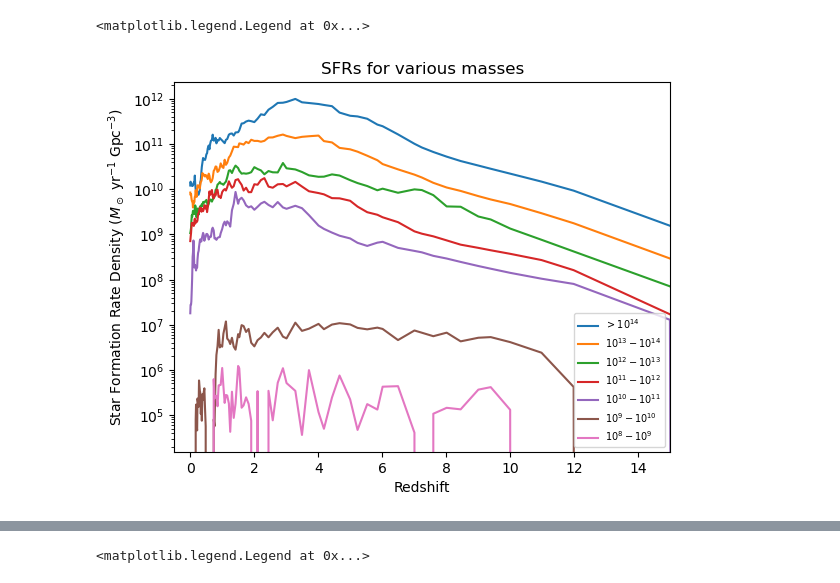
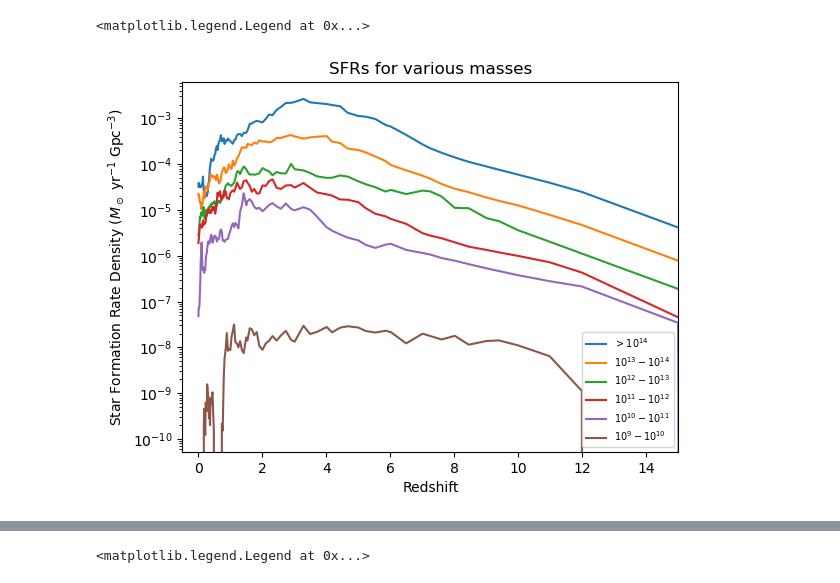
Before and after one commit to NicholaCharlton/Y4_Project, a Jupyter notebook: Nichola/Galaxy Evolution/Mass Dependent SFR Galaxy Evolution.ipynb, the cells around one changed output, grey strips where cells are left out. Saved outputs shown, nothing was run; the diff lists cells and outputs as text; code cells hidden in the pictures.

```diff
--- a/Nichola/Galaxy Evolution/Mass Dependent SFR Galaxy Evolution.ipynb
+++ b/Nichola/Galaxy Evolution/Mass Dependent SFR Galaxy Evolution.ipynb
@@ -119,7 +119,7 @@ with open('./merger_mass4.txt', newline='') as csvfile:
         SFR.append(row)
 SFR4 = [[], [], [], [], [], [], [], [], [], []]
 for subhalo in range(len(SFR)):
-    SFR4[subhalo] = [float(num)*1e9 for num in SFR[subhalo]]
+    SFR4[subhalo] = [float(num)/((106.5**3)*(0.6774**3)) for num in SFR[subhalo]]
 for subhalo in range(10):
     plt.plot(redshifts, SFR4[subhalo])
 plt.yscale('log')
@@ -138,7 +138,7 @@ with open('./merger_mass5.txt', newline='') as csvfile:
         SFR.append(row)
 SFR5 = [[], [], [], [], [], [], [], [], [], []]
 for subhalo in range(len(SFR)):
-    SFR5[subhalo] = [float(num)*1e9 for num in SFR[subhalo]]
+    SFR5[subhalo] = [float(num)/((106.5**3)*(0.6774**3)) for num in SFR[subhalo]]
 for subhalo in range(10):
     plt.plot(redshifts, SFR5[subhalo])
 plt.yscale('log')
@@ -157,7 +157,7 @@ with open('./merger_mass6.txt', newline='') as csvfile:
         SFR.append(row)
 SFR6 = [[], [], [], [], [], [], [], [], [], []]
 for subhalo in range(len(SFR)):
-    SFR6[subhalo] = [float(num)*1e9 for num in SFR[subhalo]]
+    SFR6[subhalo] = [float(num)/((106.5**3)*(0.6774**3)) for num in SFR[subhalo]]
 for subhalo in range(10):
     plt.plot(redshifts, SFR6[subhalo], label=subhalo)
 plt.yscale('log')
@@ -191,36 +172,33 @@ plt.xlim(-0.5, 15)
 # averaging over each mass range
 # %%
 total1 = [sum(num) for num in zip(SFR1[0], SFR1[1], SFR1[2], SFR1[3], SFR1[4], SFR1[5], SFR1[6], SFR1[7], SFR1[8], SFR1[9])]
-total1 = [num/10 for num in total1]
+total1 = [num/(10) for num in total1]
 total2 = [sum(num) for num in zip(SFR2[0], SFR2[1], SFR2[2], SFR2[3], SFR2[4], SFR2[5], SFR2[6], SFR2[7], SFR2[8], SFR2[9])]
-total2 = [num/10 for num in total2]
+total2 = [num/(10) for num in total2]
 total3 = [sum(num) for num in zip(SFR3[0], SFR3[1], SFR3[2], SFR3[3], SFR3[4], SFR3[5], SFR3[6], SFR3[7], SFR3[8], SFR3[9])]
-total3 = [num/10 for num in total3]
+total3 = [num/(10) for num in total3]
 total4 = [sum(num) for num in zip(SFR4[0], SFR4[1], SFR4[2], SFR4[3], SFR4[4], SFR4[5], SFR4[6], SFR4[7], SFR4[8], SFR4[9])]
-total4 = [num/10 for num in total4]
+total4 = [num/(10) for num in total4]
 total5 = [sum(num) for num in zip(SFR5[0], SFR5[1], SFR5[2], SFR5[3], SFR5[4], SFR5[5], SFR5[6], SFR5[7], SFR5[8], SFR5[9])]
-total5 = [num/10 for num in total5]
+total5 = [num/(10) for num in total5]
 total6 = [sum(num) for num in zip(SFR6[0], SFR6[1], SFR6[2], SFR6[3], SFR6[4], SFR6[5], SFR6[6], SFR6[7], SFR6[8], SFR6[9])]
-total6 = [num/10 for num in total6]
-total7 = [sum(num) for num in zip(SFR7[0], SFR7[1], SFR7[2], SFR7[3], SFR7[4], SFR7[5], SFR7[6], SFR7[7], SFR7[8], SFR7[9])]
-total7 = [num/10 for num in total7]
+total6 = [num/(10) for num in total6]
 # %%
 plt.plot(redshifts, total1, label=r'$>10^{14}$')
 plt.plot(redshifts, total2, label=r'$10^{13} - 10^{14}$')
 plt.plot(redshifts, total3, label=r'$10^{12} - 10^{13}$')
 plt.plot(redshifts, total4, label=r'$10^{11} - 10^{12}$')
 plt.plot(redshifts, total5, label=r'$10^{10} - 10^{11}$')
 plt.plot(redshifts, total6, label=r'$10^{9} - 10^{10}$')
-plt.plot(redshifts, total7, label=r'$10^{8} - 10^{9}$')
 plt.yscale('log')
 plt.ylabel('Star Formation Rate Density ($M_\odot$ yr$^{-1}$ Gpc$^{-3}$)')
 plt.xlabel('Redshift')
 plt.title('SFRs for various masses')
 plt.xlim(-0.5, 15)
 plt.legend(fontsize=7, loc='lower right')
 # %% [output]
 <matplotlib.legend.Legend at 0x...>
-[figure, old version]
+[figure, new version]
 # %%
 # CSP module code
 # %%
```
Also changed, not shown: parts of 11 cells of this notebook.
